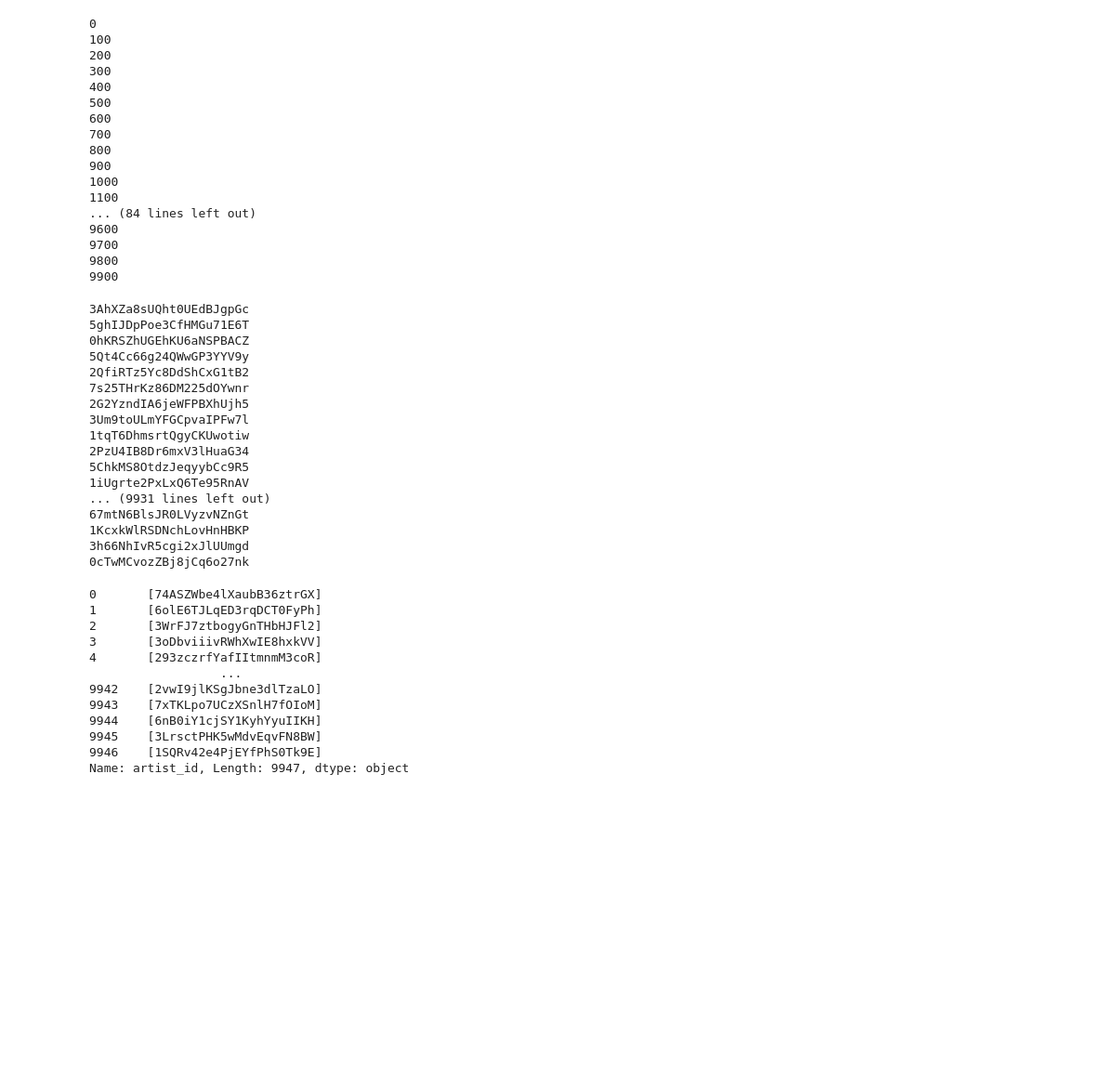
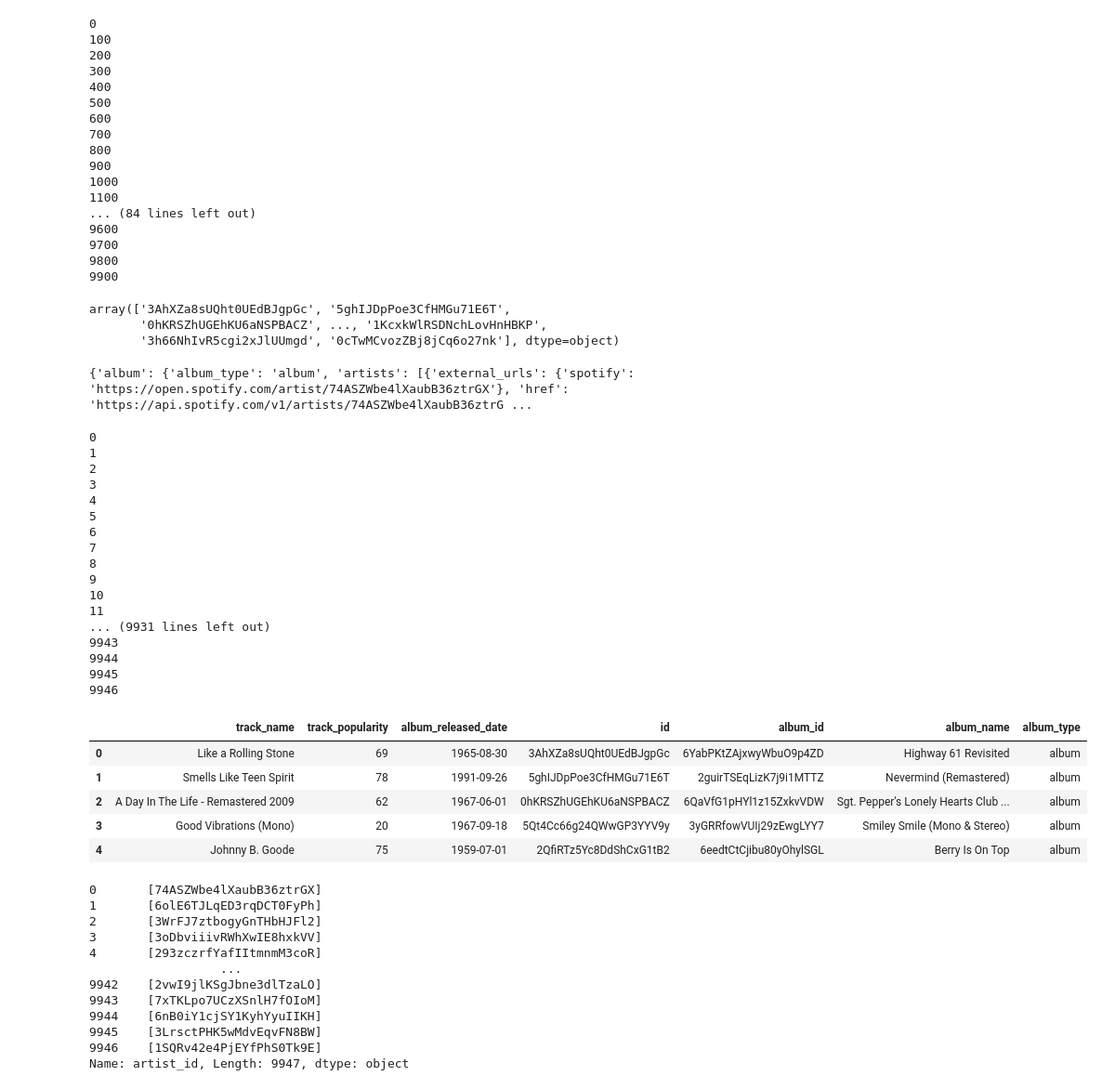
Before and after one commit to vatshivam/Novel_Song_Recommender, a Jupyter notebook: notebooks/extraction_api.ipynb, the cells around one changed output. Shown: that part at 93% size. Drawn from its saved outputs; the diff is of its cells as text; code cells hidden in the pictures; blank space fills up the shorter version.

Commit message:
added track name

```diff
--- a/notebooks/extraction_api.ipynb
+++ b/notebooks/extraction_api.ipynb
@@ -58 +56,17 @@ track_ids = get_track_ids(playlist_details)
+# %%
+#track_ids = get_track_ids(playlist_details)
+track_details = pd.read_csv('../data/truncated_tracks.csv',index_col=0)
+track_ids = track_details['id'].values
+track_ids
+# %% [output]
+array(['3AhXZa8sUQht0UEdBJgpGc', '5ghIJDpPoe3CfHMGu71E6T',
+       '0hKRSZhUGEhKU6aNSPBACZ', ..., '1KcxkWlRSDNchLovHnHBKP',
+       '3h66NhIvR5cgi2xJlUUmgd', '0cTwMCvozZBj8jCq6o27nk'], dtype=object)
+# %%
+for track_id in track_ids:
+    ans = spotify.track(track_id)
+    print(ans)
+    break
+# %% [output]
+{'album': {'album_type': 'album', 'artists': [{'external_urls': {'spotify': 'https://open.spotify.com/artist/74ASZWbe4lXaubB36ztrGX'}, 'href': 'https://api.spotify.com/v1/artists/74ASZWbe4lXaubB36ztrG ...
 # %%
@@ -75,24 +92,33 @@ def get_track_details(spotify,track_ids):
     return (tracks,artists)
 # %%
-tracks,artist_ids = get_track_details(spotify,track_ids)
+tracks,artist_ids = get_track_details(track_ids)
 # %% [output]
-3AhXZa8sUQht0UEdBJgpGc
-5ghIJDpPoe3CfHMGu71E6T
-0hKRSZhUGEhKU6aNSPBACZ
-5Qt4Cc66g24QWwGP3YYV9y
-2QfiRTz5Yc8DdShCxG1tB2
-7s25THrKz86DM225dOYwnr
-2G2YzndIA6jeWFPBXhUjh5
-3Um9toULmYFGCpvaIPFw7l
-1tqT6DhmsrtQgyCKUwotiw
-2PzU4IB8Dr6mxV3lHuaG34
-5ChkMS8OtdzJeqyybCc9R5
-1iUgrte2PxLxQ6Te95RnAV
+0
+1
+2
+3
+4
+5
+6
+7
+8
+9
+10
+11
 ... (9931 lines left out)
-67mtN6BlsJR0LVyzvNZnGt
-1KcxkWlRSDNchLovHnHBKP
-3h66NhIvR5cgi2xJlUUmgd
-0cTwMCvozZBj8jCq6o27nk
+9943
+9944
+9945
+9946
+# %%
+tracks_truncated.head()
+# %% [output]
+|  | track_name | track_popularity | album_released_date | id | album_id | album_name | album_type |
+| 0 | Like a Rolling Stone | 69 | 1965-08-30 | 3AhXZa8sUQht0UEdBJgpGc | 6YabPKtZAjxwyWbuO9p4ZD | Highway 61 Revisited | album |
+| 1 | Smells Like Teen Spirit | 78 | 1991-09-26 | 5ghIJDpPoe3CfHMGu71E6T | 2guirTSEqLizK7j9i1MTTZ | Nevermind (Remastered) | album |
+| 2 | A Day In The Life - Remastered 2009 | 62 | 1967-06-01 | 0hKRSZhUGEhKU6aNSPBACZ | 6QaVfG1pHYl1z15ZxkvVDW | Sgt. Pepper's Lonely Hearts Club ... | album |
+| 3 | Good Vibrations (Mono) | 20 | 1967-09-18 | 5Qt4Cc66g24QWwGP3YYV9y | 3yGRRfowVUIj29zEwgLYY7 | Smiley Smile (Mono & Stereo) | album |
+| 4 | Johnny B. Goode | 75 | 1959-07-01 | 2QfiRTz5Yc8DdShCxG1tB2 | 6eedtCtCjibu80yOhylSGL | Berry Is On Top | album |
 # %%
 tracks_truncated = pd.DataFrame.from_records(tracks)
 # %%
```
Also changed, not shown: parts of 4 cells of this notebook, 1 other file.
